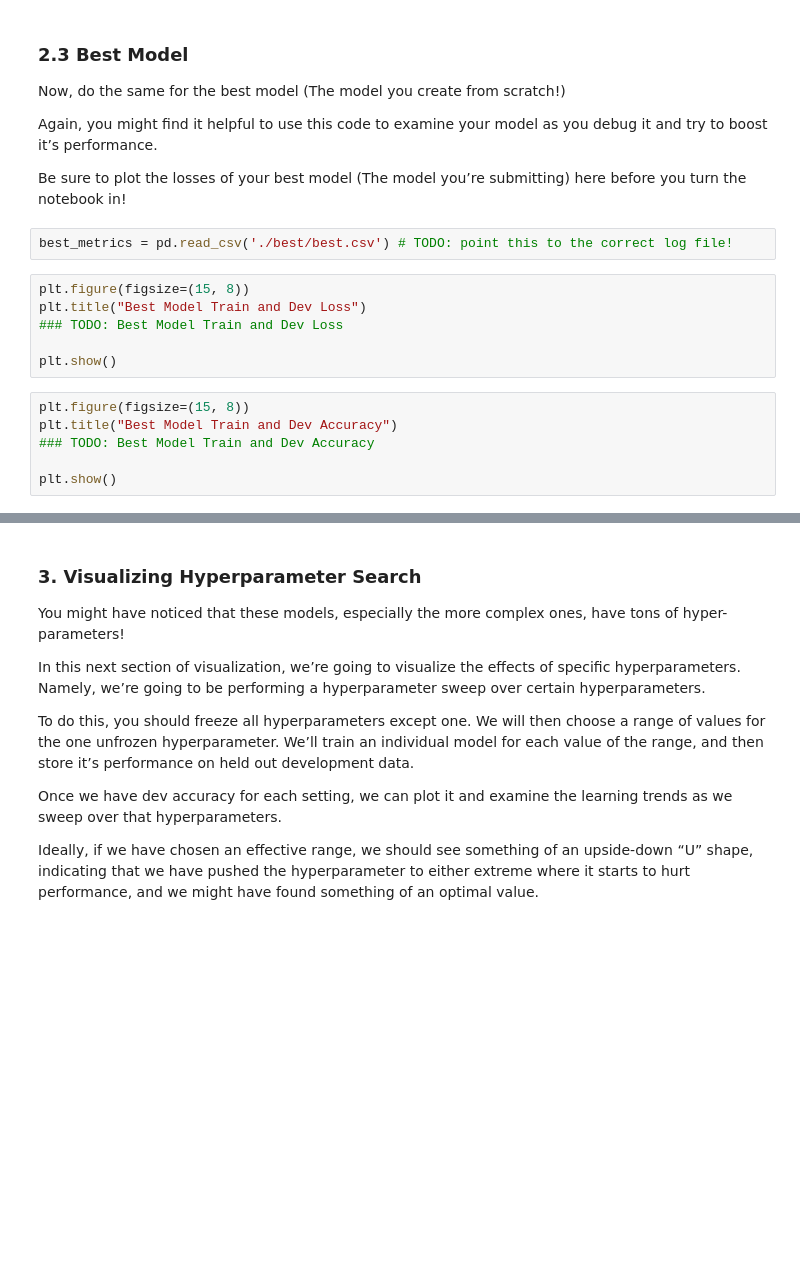
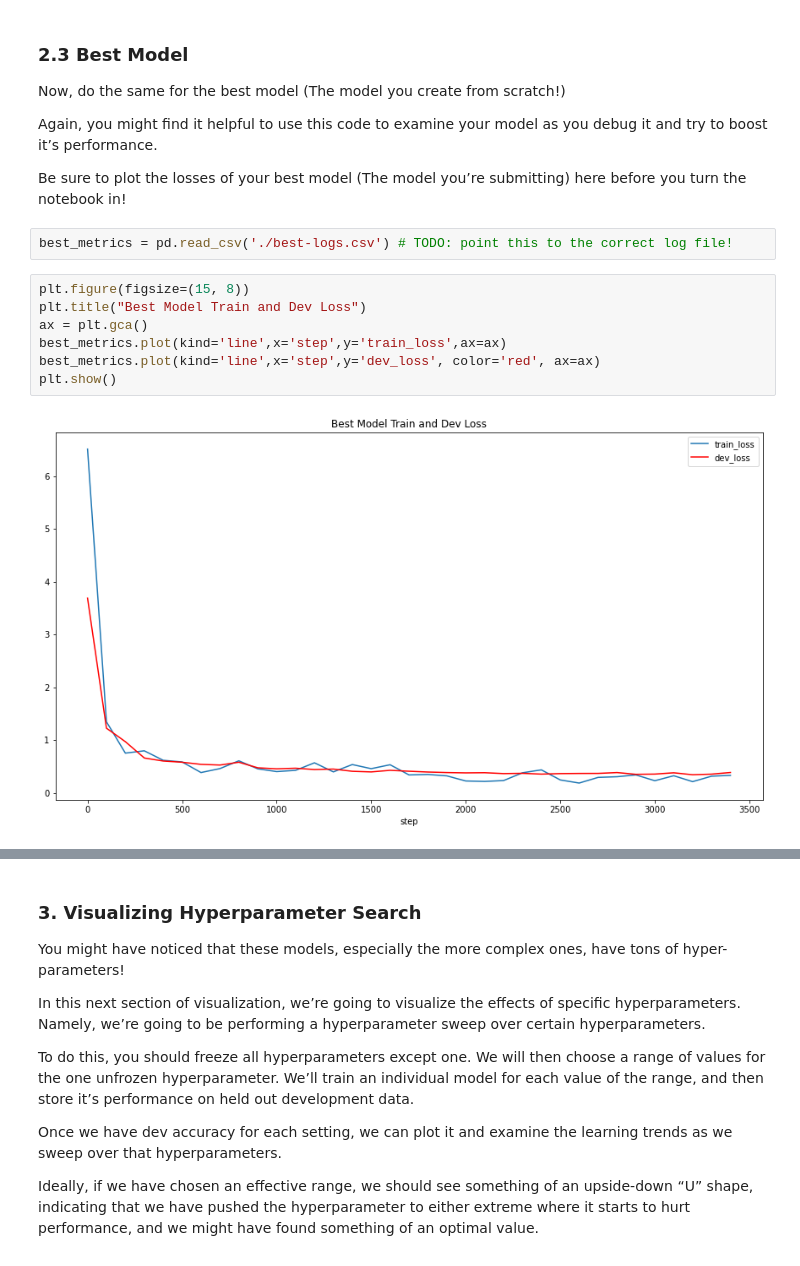
Before and after one commit to Evenstarneko/Machine-learning, a Jupyter notebook: HW3/ML_2021F_Practicum_3.ipynb, the cells around one changed output, grey strips where cells are left out. Cells and saved outputs as stored; diff of their text form; blank space fills up the shorter version.

```diff
--- a/HW3/ML_2021F_Practicum_3.ipynb
+++ b/HW3/ML_2021F_Practicum_3.ipynb
@@ -152,16 +160,13 @@ Again, you might find it helpful to use this code to examine your model as you d
 
 Be sure to plot the losses of your best model (The model you’re submitting) here before you turn the notebook in!
 # %%
-best_metrics = pd.read_csv('./best/best.csv') # TODO: point this to the correct log file!
+best_metrics = pd.read_csv('./best-logs.csv') # TODO: point this to the correct log file!
 # %%
 plt.figure(figsize=(15, 8))
 plt.title("Best Model Train and Dev Loss")
-### TODO: Best Model Train and Dev Loss
-
+ax = plt.gca()
+best_metrics.plot(kind='line',x='step',y='train_loss',ax=ax)
+best_metrics.plot(kind='line',x='step',y='dev_loss', color='red', ax=ax)
 plt.show()
+# %% [output]
+[figure, added]
-# %%
-plt.figure(figsize=(15, 8))
-plt.title("Best Model Train and Dev Accuracy")
-### TODO: Best Model Train and Dev Accuracy
-
-plt.show()
```
Also changed, not shown: parts of 19 cells of this notebook, 32 other files.
